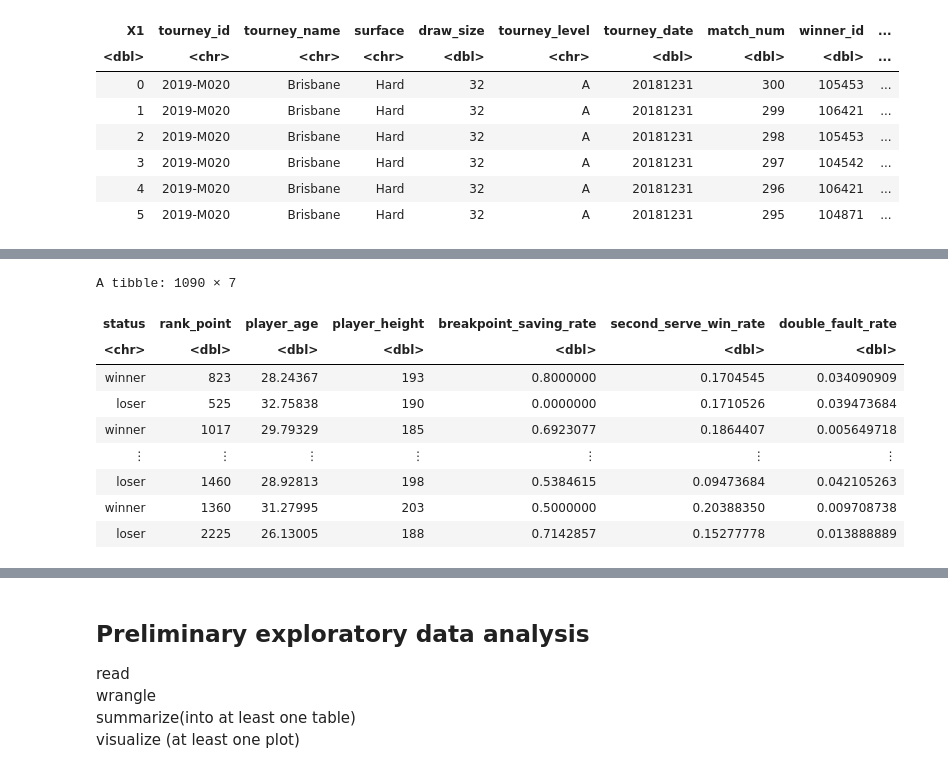
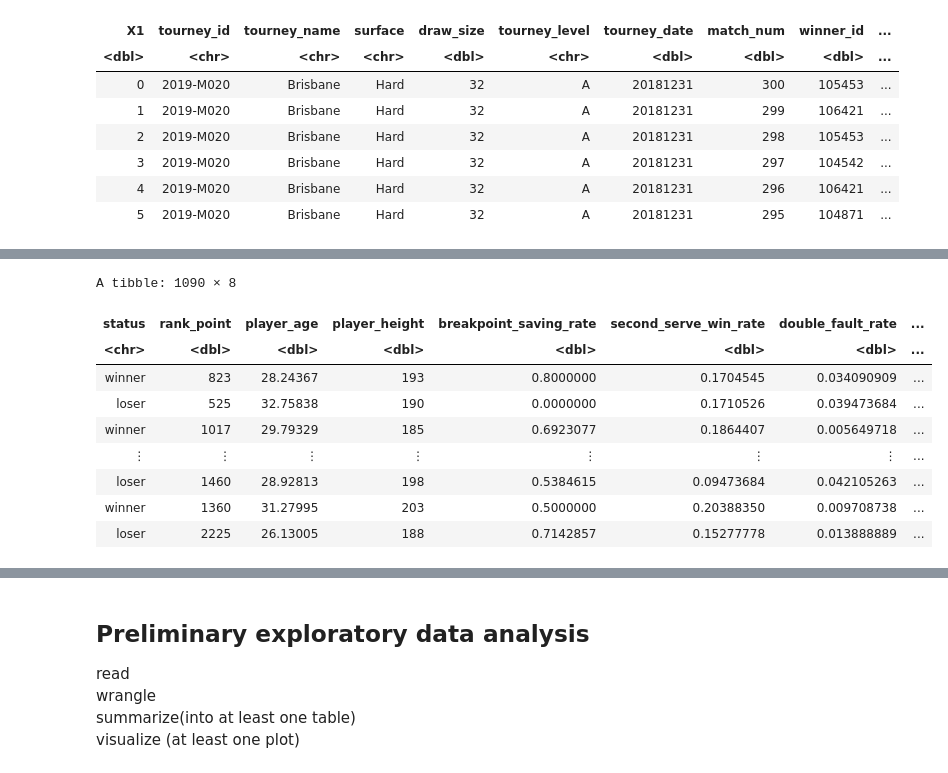
Before and after one commit to SimonYYL/DSCI_100_group19_group_project, a Jupyter notebook: project_proposal_draft.ipynb, the cells around one changed output, grey strips where cells are left out. Saved outputs shown, nothing was run; the diff lists cells and outputs as text; code cells hidden in the pictures.

Commit message:
one more variable and evaluation
add 1st serve win rate and the testing set. Evaluated the model and try to find the best K which is around 12

```diff
--- a/project_proposal_draft.ipynb
+++ b/project_proposal_draft.ipynb
@@ -145,22 +163,71 @@ A tibble: 6 × 50
 #                 values_to = "break_point_proportion")
 # data_break_point
 
+# data_second_serve_pct <-atp_data_frame %>%
+#     filter(tourney_level == "G") %>%
+#     mutate(second_serve_win_pct_winner = w_2ndWon / w_svpt, second_serve_win_pct_loser = l_2ndWon / l_svpt)
+# hi_ssw_wins = nrow(filter(data_second_serve_pct, second_serve_win_pct_winner > second_serve_win_pct_loser))
+# lo_ssw_wins = nrow(filter(data_second_serve_pct, second_serve_win_pct_winner < second_serve_win_pct_loser))
+# total_win = hi_ssw_wins + lo_ssw_wins
+# hi_ssw_win_pct = hi_ssw_wins/total_win
+# hi_ssw_win_pct
+
+# stat_matter <- atp_data_frame %>%
+#     filter(tourney_level == "G") %>%
+#     select(minutes,w_bpSaved,w_bpFaced,winner_rank_points,l_bpSaved,l_bpFaced,loser_rank_points,winner_age, loser_age,winner_ht,loser_ht,w_2ndWon,w_svpt,l_2ndWon,l_svpt,w_ace,l_ace,w_df,l_df) %>%
+#     mutate(
+#            winner_breakpoint_saved_pct = w_bpSaved/w_bpFaced,
+#            loser_breakpoint_saved_pct = l_bpSaved/l_bpFaced,
+#            winner_second_serve_win_pct = w_2ndWon / w_svpt,
+#            loser_second_serve_win_pct = l_2ndWon / l_svpt,
+#            winner_df_pct = w_df / w_svpt,
+#            loser_df_pct = l_df / l_svpt) %>%
+#     select(winner_rank_points,loser_rank_points,winner_age,loser_age,winner_ht,loser_ht,winner_breakpoint_saved_pct,loser_breakpoint_saved_pct,winner_second_serve_win_pct,loser_second_serve_win_pct,winner_df_pct,loser_df_pct) %>%
+#     drop_na() %>%
+#     pivot_longer(cols = winner_rank_points:loser_df_pct,
+#     names_to = c( "status", ".value"),
+#     names_sep = "_")
+# colnames(stat_matter) <- c("status","rank_point","player_age","player_height","breakpoint_saving_rate","second_serve_win_rate","double_fault_rate")
+# stat_matter
+
+# stat_matter <- atp_data_frame %>%
+#     filter(tourney_level == "G") %>%
+#     select(minutes,w_bpSaved,w_bpFaced,winner_rank,l_bpSaved,l_bpFaced,loser_rank,winner_age, loser_age,winner_ht,loser_ht,w_2ndWon,w_svpt,l_2ndWon,l_svpt,w_ace,l_ace,w_df,l_df) %>%
+#     mutate(
+#            winner_breakpoint_saved_pct = w_bpSaved/w_bpFaced,
+#            loser_breakpoint_saved_pct = l_bpSaved/l_bpFaced,
+#            winner_second_serve_win_pct = w_2ndWon / w_svpt,
+#            loser_second_serve_win_pct = l_2ndWon / l_svpt,
+#            winner_df_pct = w_df / w_svpt,
+#            loser_df_pct = l_df / l_svpt) %>%
+#     select(winner_rank,loser_rank,winner_age,loser_age,winner_ht,loser_ht,winner_breakpoint_saved_pct,loser_breakpoint_saved_pct,winner_second_serve_win_pct,loser_second_serve_win_pct,winner_df_pct,loser_df_pct) %>%
+#     drop_na() %>%
+#     pivot_longer(cols = winner_rank:loser_df_pct,
+#     names_to = c( "status", ".value"),
+#     names_sep = "_") %>%
+#     filter(breakpoint > 0)
+# colnames(stat_matter) <- c("status","rank","player_age","player_height","breakpoint_saving_rate","second_serve_win_rate","double_fault_rate")
+# stat_matter
+
+
 stat_matter <- atp_data_frame %>%
     filter(tourney_level == "G") %>%
-    select(minutes,w_bpSaved,w_bpFaced,winner_rank_points,l_bpSaved,l_bpFaced,loser_rank_points,winner_age, loser_age,winner_ht,loser_ht,w_2ndWon,w_svpt,l_2ndWon,l_svpt,w_ace,l_ace,w_df,l_df) %>%
+    select(minutes,w_bpSaved,w_bpFaced,winner_rank_points,l_bpSaved,l_bpFaced,loser_rank_points,winner_age, loser_age,winner_ht,loser_ht,w_2ndWon,w_svpt,l_2ndWon,l_svpt,w_ace,l_ace,w_df,l_df,w_1stWon,w_1stIn,l_1stWon,l_1stIn) %>%
     mutate(
            winner_breakpoint_saved_pct = w_bpSaved/w_bpFaced,
            loser_breakpoint_saved_pct = l_bpSaved/l_bpFaced,
            winner_second_serve_win_pct = w_2ndWon / w_svpt,
            loser_second_serve_win_pct = l_2ndWon / l_svpt,
            winner_df_pct = w_df / w_svpt,
-           loser_df_pct = l_df / l_svpt) %>%
-    select(winner_rank_points,loser_rank_points,winner_age,loser_age,winner_ht,loser_ht,winner_breakpoint_saved_pct,loser_breakpoint_saved_pct,winner_second_serve_win_pct,loser_second_serve_win_pct,winner_df_pct,loser_df_pct) %>%
+           loser_df_pct = l_df / l_svpt,
+           winner_1st_serve_pct = w_1stWon / w_1stIn,
+           loser_1st_serve_pct = l_1stWon / l_1stIn) %>%
+    select(winner_rank_points,loser_rank_points,winner_age,loser_age,winner_ht,loser_ht,winner_breakpoint_saved_pct,loser_breakpoint_saved_pct,winner_second_serve_win_pct,loser_second_serve_win_pct,winner_df_pct,loser_df_pct,winner_1st_serve_pct,loser_1st_serve_pct) %>%
     drop_na() %>%
-    pivot_longer(cols = winner_rank_points:loser_df_pct,
+    pivot_longer(cols = winner_rank_points:loser_1st_serve_pct,
     names_to = c( "status", ".value"),
     names_sep = "_")
-colnames(stat_matter) <- c("status","rank_point","player_age","player_height","breakpoint_saving_rate","second_serve_win_rate","double_fault_rate")
+colnames(stat_matter) <- c("status","rank_point","player_age","player_height","breakpoint_saving_rate","second_serve_win_rate","double_fault_rate","first_serve_win_rate")
 stat_matter
 # %% [output]
 Warning message:
@@ -168,10 +235,10 @@ Warning message:
-A tibble: 1090 × 7
+A tibble: 1090 × 8
-| status | rank_point | player_age | player_height | breakpoint_saving_rate | second_serve_win_rate | double_fault_rate |
-| <chr> | <dbl> | <dbl> | <dbl> | <dbl> | <dbl> | <dbl> |
-| winner | 823 | 28.24367 | 193 | 0.8000000 | 0.1704545 | 0.034090909 |
-| loser | 525 | 32.75838 | 190 | 0.0000000 | 0.1710526 | 0.039473684 |
-| winner | 1017 | 29.79329 | 185 | 0.6923077 | 0.1864407 | 0.005649718 |
-| ⋮ | ⋮ | ⋮ | ⋮ | ⋮ | ⋮ | ⋮ |
-| loser | 1460 | 28.92813 | 198 | 0.5384615 | 0.09473684 | 0.042105263 |
-| winner | 1360 | 31.27995 | 203 | 0.5000000 | 0.20388350 | 0.009708738 |
-| loser | 2225 | 26.13005 | 188 | 0.7142857 | 0.15277778 | 0.013888889 |
+| status | rank_point | player_age | player_height | breakpoint_saving_rate | second_serve_win_rate | double_fault_rate | ... |
+| <chr> | <dbl> | <dbl> | <dbl> | <dbl> | <dbl> | <dbl> | ... |
+| winner | 823 | 28.24367 | 193 | 0.8000000 | 0.1704545 | 0.034090909 | ... |
+| loser | 525 | 32.75838 | 190 | 0.0000000 | 0.1710526 | 0.039473684 | ... |
+| winner | 1017 | 29.79329 | 185 | 0.6923077 | 0.1864407 | 0.005649718 | ... |
+| ⋮ | ⋮ | ⋮ | ⋮ | ⋮ | ⋮ | ⋮ | ... |
+| loser | 1460 | 28.92813 | 198 | 0.5384615 | 0.09473684 | 0.042105263 | ... |
+| winner | 1360 | 31.27995 | 203 | 0.5000000 | 0.20388350 | 0.009708738 | ... |
+| loser | 2225 | 26.13005 | 188 | 0.7142857 | 0.15277778 | 0.013888889 | ... |
```
Also changed, not shown: parts of 7 cells of this notebook.
